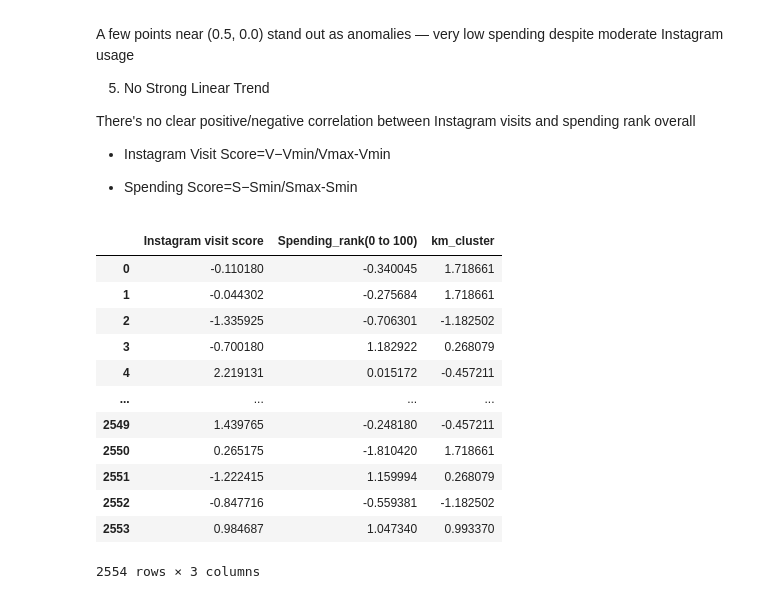
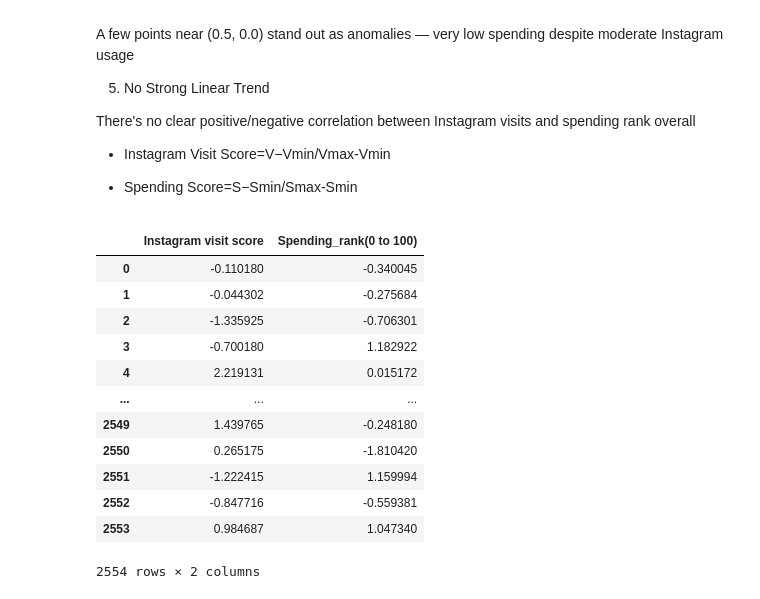
Before and after one commit to vishnubyneni/MLA0202-MACHINE-LEARNING, a Jupyter notebook: k_Means_Clustering.ipynb, the cells around one changed output. Cells and saved outputs as stored; diff of their text form; code cells hidden in the pictures.

```diff
--- a/k_Means_Clustering.ipynb
+++ b/k_Means_Clustering.ipynb
@@ -328,23 +343,25 @@ There's no clear positive/negative correlation between Instagram visits and spen
+# %%
+df = df.drop(columns='km_cluster')
 # %%
 from sklearn.preprocessing import StandardScaler
 sc=StandardScaler()
-x_scaled=sc.fit_transform(x)
+x_scaled=sc.fit_transform(df)
 x_scaled=pd.DataFrame(x_scaled,columns=df.columns)
 x_scaled
 # %% [output]
-|  | Instagram visit score | Spending_rank(0 to 100) | km_cluster |
-| 0 | -0.110180 | -0.340045 | 1.718661 |
-| 1 | -0.044302 | -0.275684 | 1.718661 |
-| 2 | -1.335925 | -0.706301 | -1.182502 |
-| 3 | -0.700180 | 1.182922 | 0.268079 |
-| 4 | 2.219131 | 0.015172 | -0.457211 |
-| ... | ... | ... | ... |
-| 2549 | 1.439765 | -0.248180 | -0.457211 |
-| 2550 | 0.265175 | -1.810420 | 1.718661 |
-| 2551 | -1.222415 | 1.159994 | 0.268079 |
-| 2552 | -0.847716 | -0.559381 | -1.182502 |
-| 2553 | 0.984687 | 1.047340 | 0.993370 |
+|  | Instagram visit score | Spending_rank(0 to 100) |
+| 0 | -0.110180 | -0.340045 |
+| 1 | -0.044302 | -0.275684 |
+| 2 | -1.335925 | -0.706301 |
+| 3 | -0.700180 | 1.182922 |
+| 4 | 2.219131 | 0.015172 |
+| ... | ... | ... |
+| 2549 | 1.439765 | -0.248180 |
+| 2550 | 0.265175 | -1.810420 |
+| 2551 | -1.222415 | 1.159994 |
+| 2552 | -0.847716 | -0.559381 |
+| 2553 | 0.984687 | 1.047340 |
-2554 rows × 3 columns
+2554 rows × 2 columns
 # %%
 from sklearn.cluster import KMeans
 wcss = []
```
Also changed, not shown: parts of 7 cells of this notebook.
